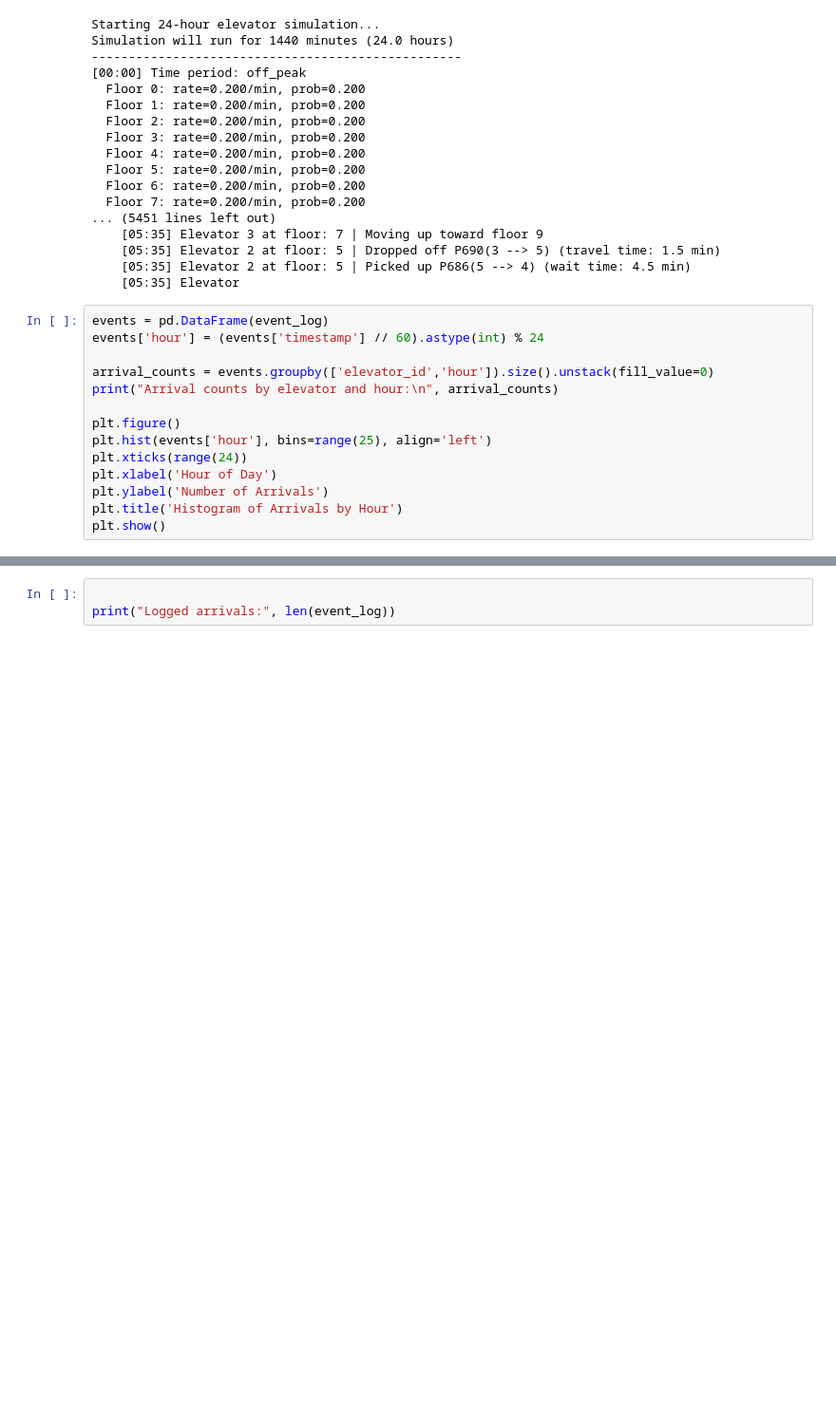
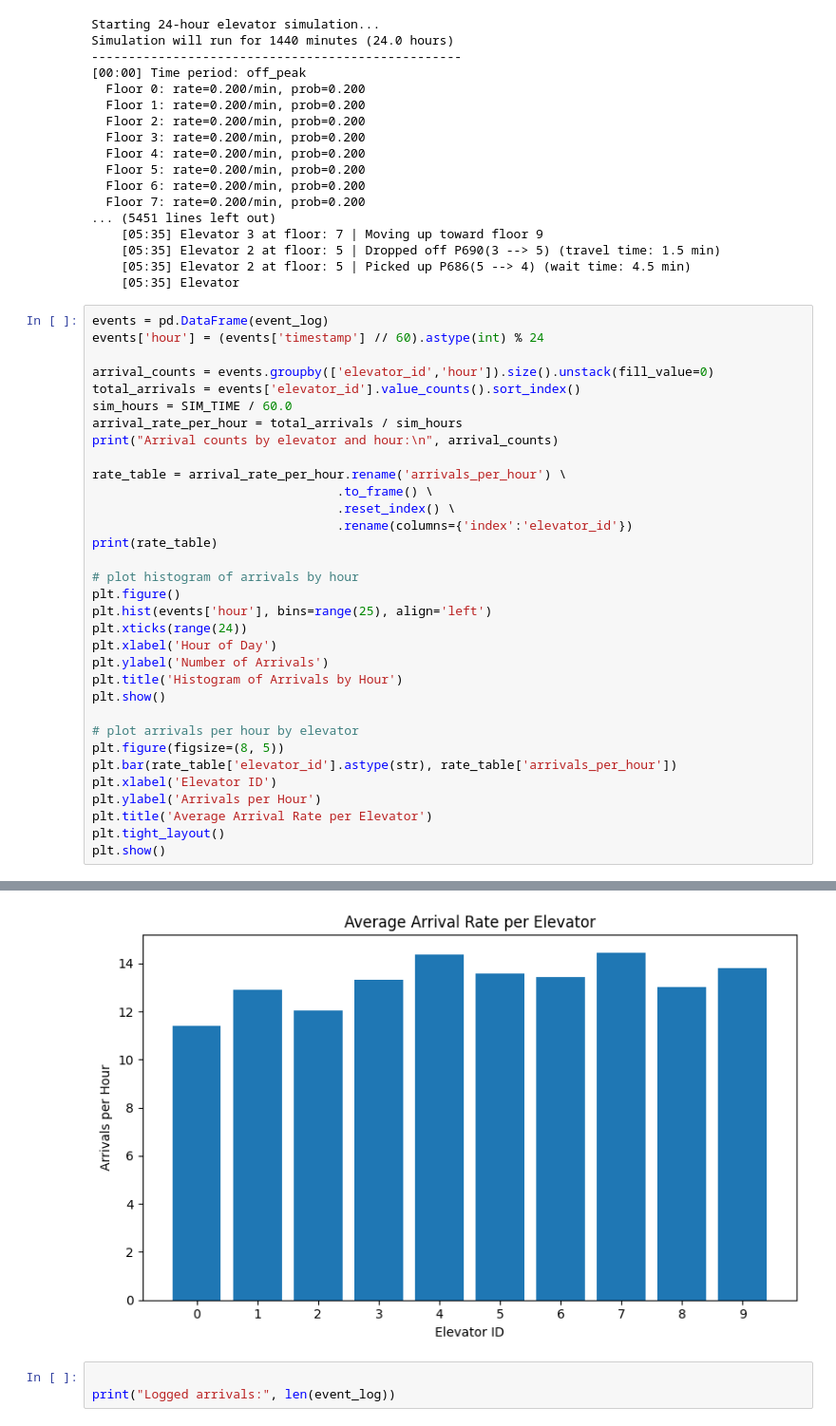
Before and after one commit to creesmithers/isye6644-elevator, a Jupyter notebook: elevator_v3.ipynb, the cells around one changed output, grey strips where cells are left out. Shown at 95% size. Saved outputs shown, nothing was run; the diff lists cells and outputs as text; blank space fills up the shorter version.

Commit message:
added bar chart of arrivals per hour by elevator

```diff
--- a/elevator_v3.ipynb
+++ b/elevator_v3.ipynb
@@ -470,8 +471,18 @@ events = pd.DataFrame(event_log)
 events['hour'] = (events['timestamp'] // 60).astype(int) % 24
 
 arrival_counts = events.groupby(['elevator_id','hour']).size().unstack(fill_value=0)
+total_arrivals = events['elevator_id'].value_counts().sort_index()
+sim_hours = SIM_TIME / 60.0
+arrival_rate_per_hour = total_arrivals / sim_hours
 print("Arrival counts by elevator and hour:\n", arrival_counts)
 
+rate_table = arrival_rate_per_hour.rename('arrivals_per_hour') \
+                                 .to_frame() \
+                                 .reset_index() \
+                                 .rename(columns={'index':'elevator_id'})
+print(rate_table)
+
+# plot histogram of arrivals by hour
 plt.figure()
 plt.hist(events['hour'], bins=range(25), align='left')
 plt.xticks(range(24))
@@ -479,6 +490,15 @@ plt.xlabel('Hour of Day')
 plt.ylabel('Number of Arrivals')
 plt.title('Histogram of Arrivals by Hour')
 plt.show()
+
+# plot arrivals per hour by elevator
+plt.figure(figsize=(8, 5))
+plt.bar(rate_table['elevator_id'].astype(str), rate_table['arrivals_per_hour'])
+plt.xlabel('Elevator ID')
+plt.ylabel('Arrivals per Hour')
+plt.title('Average Arrival Rate per Elevator')
+plt.tight_layout()
+plt.show()
 # %% [output]
 Arrival counts by elevator and hour:
  hour         0   1   2   3   4   5   6   7   8   9   ...  14  15  16  17  18  \
@@ -500,4 +520,5 @@ elevator_id                                          ...
 [figure]
+[figure, added]
 # %%
 
 print("Logged arrivals:", len(event_log))
```
Also changed, not shown: parts of 2 cells of this notebook.
